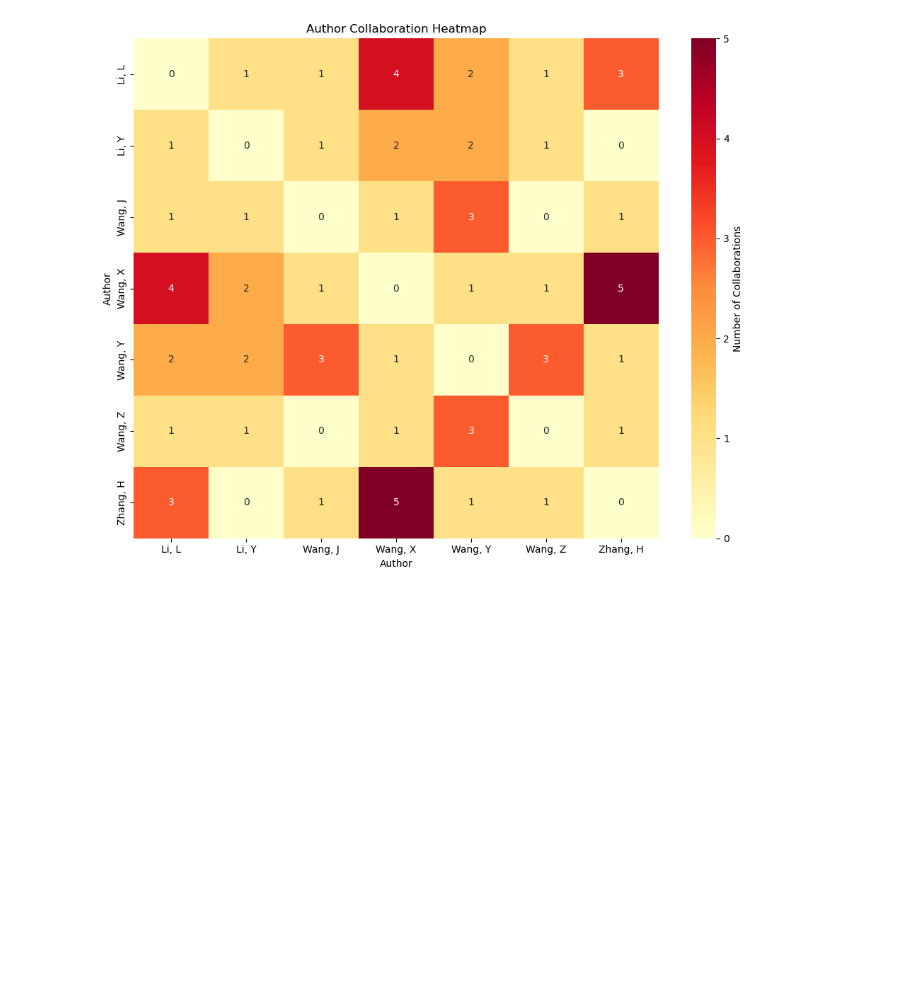
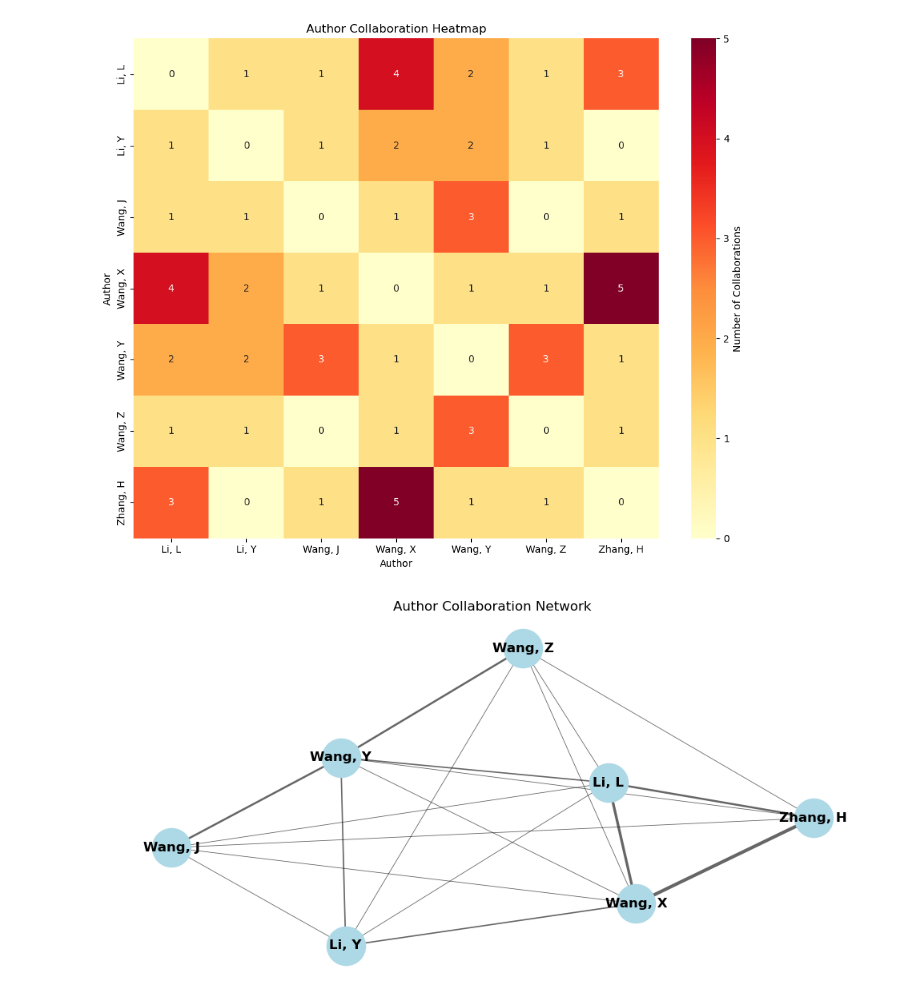
Before and after one commit to LillWawrence/consulting_skills_exam, a Jupyter notebook: will.ipynb, the cells around one changed output. Cells and saved outputs as stored; diff of their text form; code cells hidden in the pictures; blank space fills up the shorter version.

Commit message:
Added author collaboration network graph.

```diff
--- a/will.ipynb
+++ b/will.ipynb
@@ -406,3 +406,40 @@ plt.tight_layout()
 plt.show()
 # %% [output]
 [figure]
+# %%
+# create a network graph of author collaborations
+import networkx as nx
+
+# create graph from collaboration data
+G = nx.Graph()
+
+# add edges with weights (collaboration counts)
+for _, row in author_pair_collabs.iterrows():
+    G.add_edge(row['Author1'], row['Author2'], weight=row['CollaborationCount'])
+
+# create figure
+plt.figure(figsize=(10, 5))
+
+# use spring layout for better visualization
+pos = nx.spring_layout(G, k=2, iterations=50)
+
+# draw nodes
+nx.draw_networkx_nodes(G, pos, node_color='lightblue', node_size=1200)
+
+# draw edges with thickness based on collaboration count
+edges = G.edges()
+weights = [G[u][v]['weight'] for u, v in edges]
+max_weight = max(weights)
+edge_widths = [3 * (w / max_weight) for w in weights]
+
+nx.draw_networkx_edges(G, pos, width=edge_widths, alpha=0.6)
+
+# draw labels
+nx.draw_networkx_labels(G, pos, font_size=12, font_weight='bold')
+
+plt.title('Author Collaboration Network')
+plt.axis('off')
+plt.tight_layout()
+plt.show()
+# %% [output]
+[figure, added]
```
Also changed, not shown: parts of 1 cell of this notebook.
